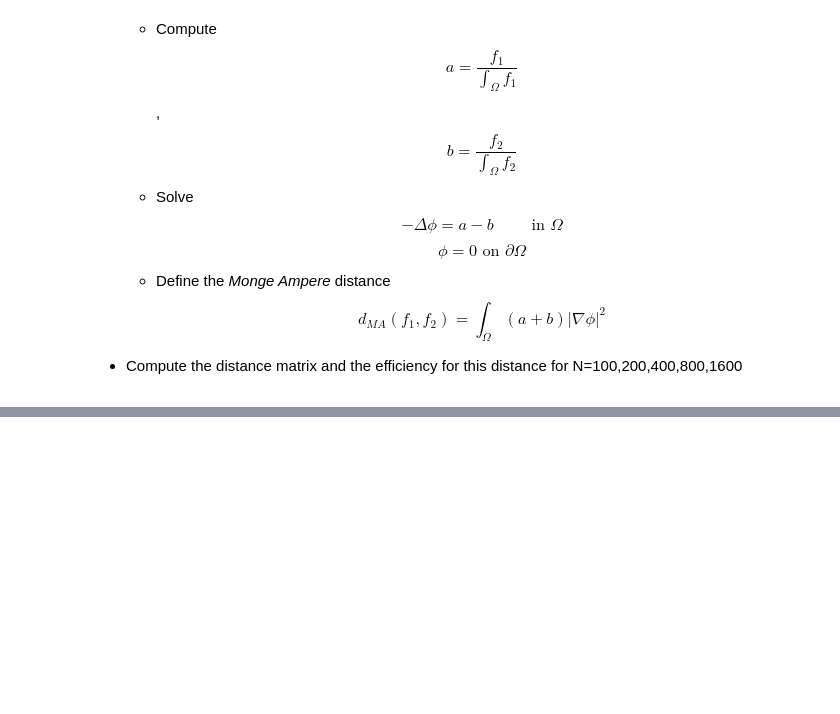
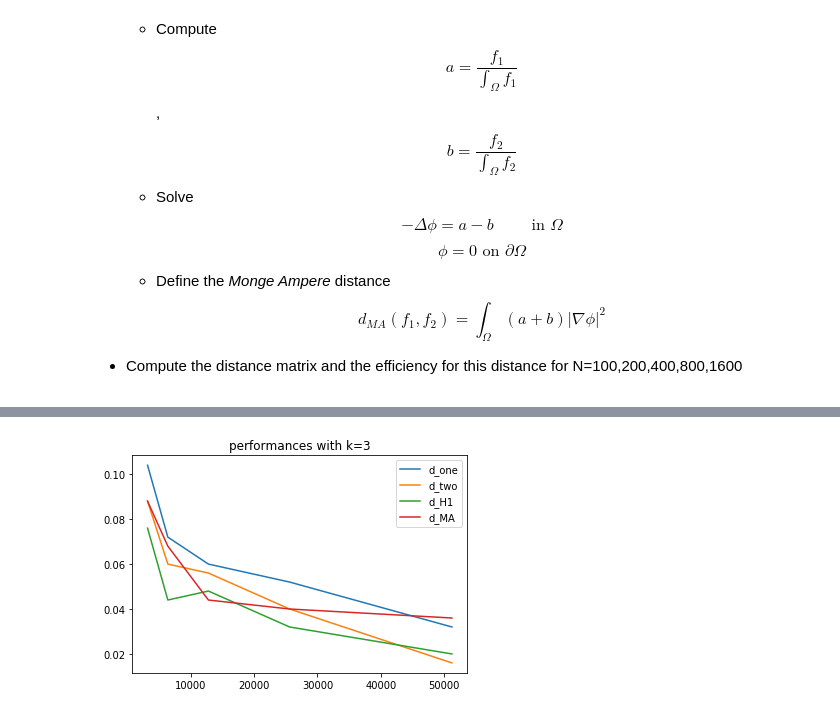
Before and after one commit to DavideScassola/P1.4_seed, a Jupyter notebook: final_project/davide_scassola_project.ipynb, the cells around one changed output, grey strips where cells are left out. Cells and saved outputs as stored; diff of their text form; code cells hidden in the pictures; blank space fills up the shorter version.

```diff
--- a/final_project/davide_scassola_project.ipynb
+++ b/final_project/davide_scassola_project.ipynb
@@ -274,0 +522,10 @@ def d_MA(f1,f2):
+# %%
+errors_k3 = errors[1]
+
+for i in range(1,5):
+    plot(Ns, errors_k3[i])
+
+_ = title('performances with k=3')
+_ = legend(['d_one','d_two','d_H1','d_MA'])
+# %% [output]
+[figure, added]
```
Also changed, not shown: parts of 39 cells of this notebook.
